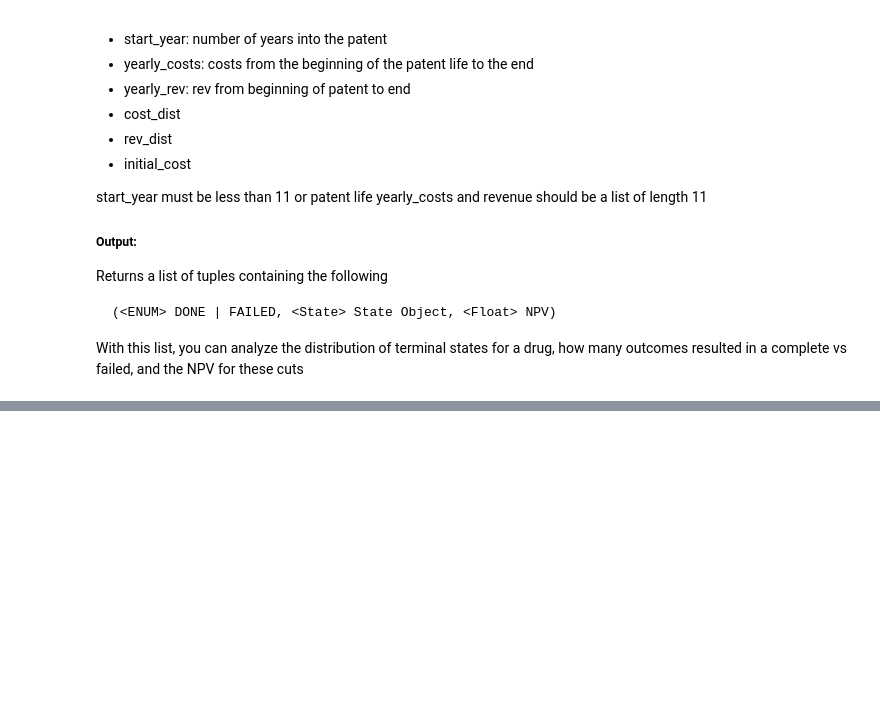
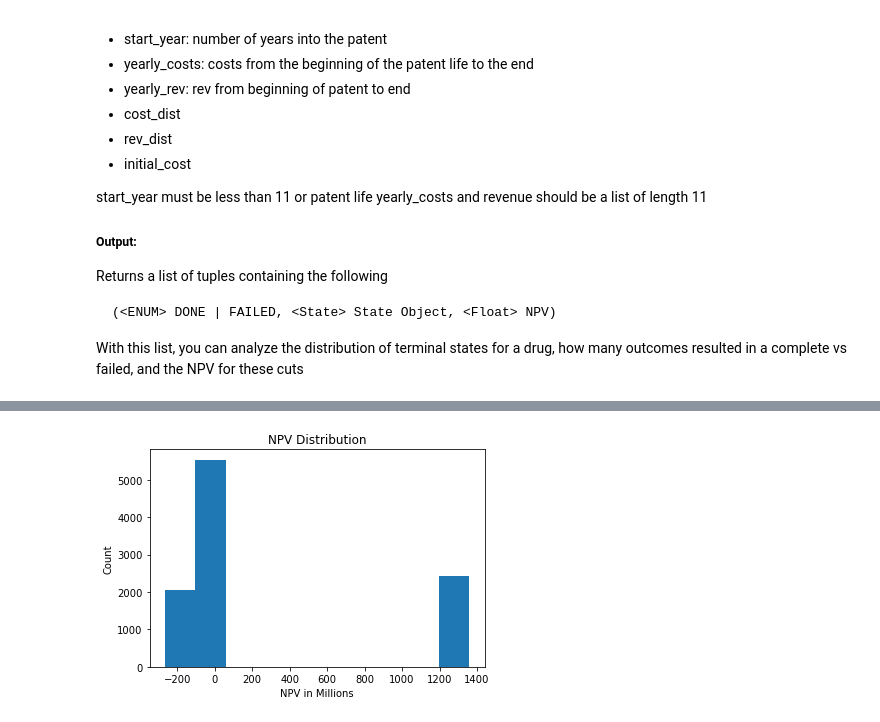
Before and after one commit to eazymac25/pharmaSimulation, a Jupyter notebook: sim/clinical_trial_npv.ipynb, the cells around one changed output, grey strips where cells are left out. Saved outputs shown, nothing was run; the diff lists cells and outputs as text; code cells hidden in the pictures; blank space fills up the shorter version.

```diff
--- a/sim/clinical_trial_npv.ipynb
+++ b/sim/clinical_trial_npv.ipynb
@@ -79,0 +86,26 @@ plt.show()
+# %%
+sim2 = Simulation(
+    1234, # some drug id
+    10000, # num simulations
+    stage_list=('P2','P3','NDA','DONE'),
+    stage_len=[2,2,1,4],
+    initial_cost=50,
+    start_year=2,
+    yearly_cost=[10., 10., 100., 100., 40., 10., 10., 20., 20., 10., 10.],
+    yearly_rev = [0., 0., 0., 0., 0., 100., 500., 800., 700., 700., 500.],
+    cost_dist = (np.random.normal, (0, 1)),
+    rev_dist = (np.random.normal, (0, 10)),
+    probs=[.45, .6, .9]
+    # Notice: this is an impossible
+    # case of passing every stage 100% of the time
+)
+# %%
+results2 = sim2.run_simulation()
+# %%
+plt.hist([result[2] for result in results2])
+plt.title('NPV Distribution')
+plt.xlabel('NPV in Millions')
+plt.ylabel('Count')
+plt.show()
+# %% [output]
+[figure, added]
```
Also changed, not shown: parts of 15 cells of this notebook, 2 other files.
